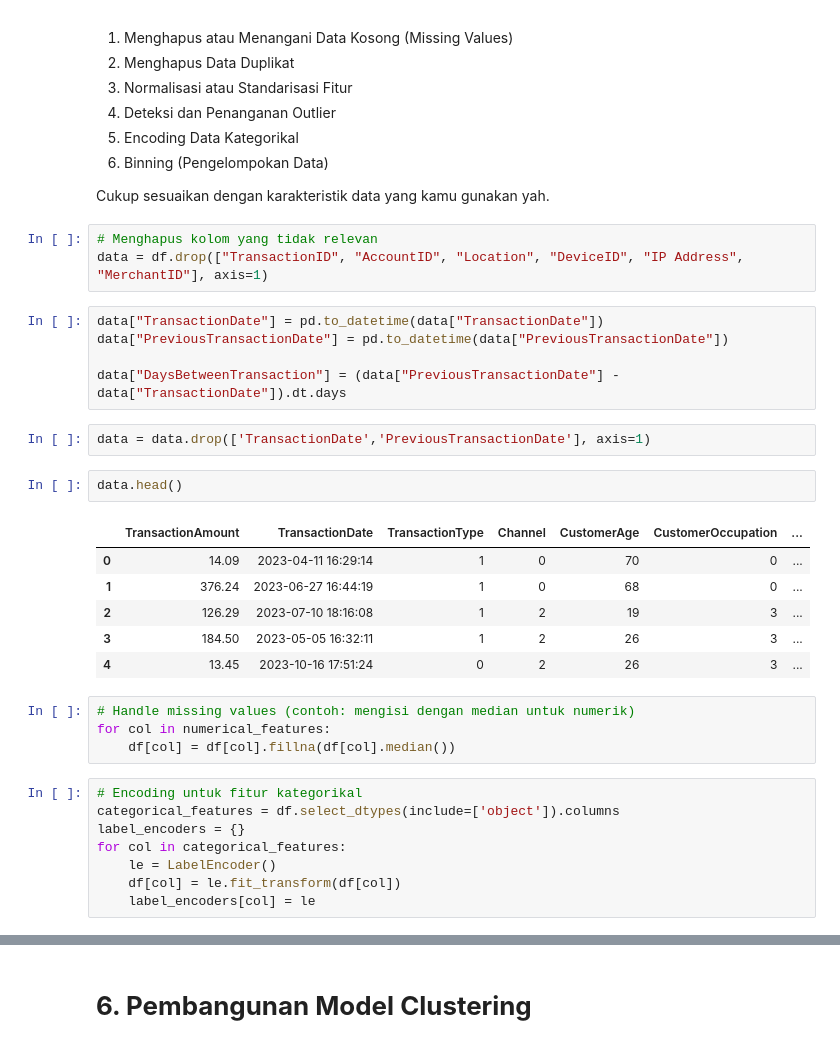
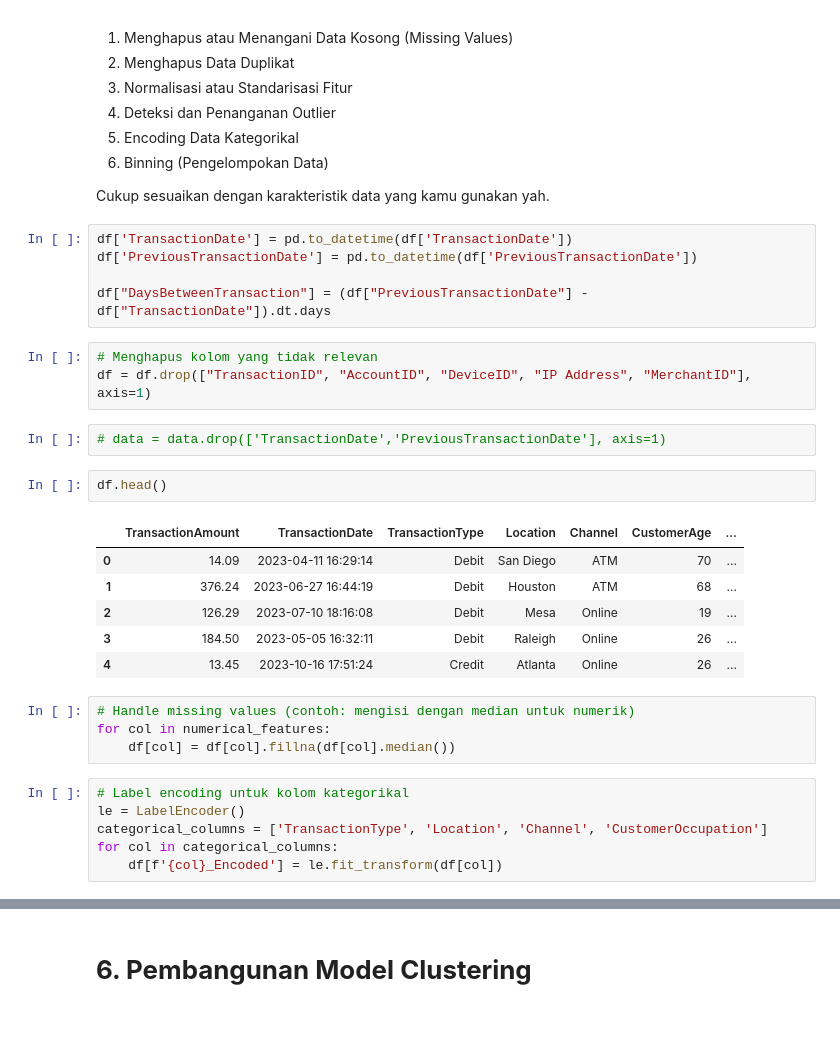
Before and after one commit to FendyDeveloper/Bank-Transaction-Dataset-for-Fraud-Detection, a Jupyter notebook: [Clustering]_Submission_Akhir_BMLP_Fendy Rahmat.ipynb, the cells around one changed output, grey strips where cells are left out. Saved outputs shown, nothing was run; the diff lists cells and outputs as text.

```diff
--- a/[Clustering]_Submission_Akhir_BMLP_Fendy Rahmat.ipynb
+++ b/[Clustering]_Submission_Akhir_BMLP_Fendy Rahmat.ipynb
@@ -221,35 +221,33 @@ Berikut adalah tahapan-tahapan yang bisa dilakukan, tetapi **tidak terbatas** pa
 6. Binning (Pengelompokan Data)
 
 Cukup sesuaikan dengan karakteristik data yang kamu gunakan yah.
+# %%
+df['TransactionDate'] = pd.to_datetime(df['TransactionDate'])
+df['PreviousTransactionDate'] = pd.to_datetime(df['PreviousTransactionDate'])
+
+df["DaysBetweenTransaction"] = (df["PreviousTransactionDate"] - df["TransactionDate"]).dt.days
 # %%
 # Menghapus kolom yang tidak relevan
-data = df.drop(["TransactionID", "AccountID", "Location", "DeviceID", "IP Address", "MerchantID"], axis=1)
+df = df.drop(["TransactionID", "AccountID", "DeviceID", "IP Address", "MerchantID"], axis=1)
-# %%
-data["TransactionDate"] = pd.to_datetime(data["TransactionDate"])
-data["PreviousTransactionDate"] = pd.to_datetime(data["PreviousTransactionDate"])
-
-data["DaysBetweenTransaction"] = (data["PreviousTransactionDate"] - data["TransactionDate"]).dt.days
 # %%
-data = data.drop(['TransactionDate','PreviousTransactionDate'], axis=1)
+# data = data.drop(['TransactionDate','PreviousTransactionDate'], axis=1)
 # %%
-data.head()
+df.head()
 # %% [output]
-|  | TransactionAmount | TransactionDate | TransactionType | Channel | CustomerAge | CustomerOccupation | ... |
-| 0 | 14.09 | 2023-04-11 16:29:14 | 1 | 0 | 70 | 0 | ... |
-| 1 | 376.24 | 2023-06-27 16:44:19 | 1 | 0 | 68 | 0 | ... |
-| 2 | 126.29 | 2023-07-10 18:16:08 | 1 | 2 | 19 | 3 | ... |
-| 3 | 184.50 | 2023-05-05 16:32:11 | 1 | 2 | 26 | 3 | ... |
-| 4 | 13.45 | 2023-10-16 17:51:24 | 0 | 2 | 26 | 3 | ... |
+|  | TransactionAmount | TransactionDate | TransactionType | Location | Channel | CustomerAge | ... |
+| 0 | 14.09 | 2023-04-11 16:29:14 | Debit | San Diego | ATM | 70 | ... |
+| 1 | 376.24 | 2023-06-27 16:44:19 | Debit | Houston | ATM | 68 | ... |
+| 2 | 126.29 | 2023-07-10 18:16:08 | Debit | Mesa | Online | 19 | ... |
+| 3 | 184.50 | 2023-05-05 16:32:11 | Debit | Raleigh | Online | 26 | ... |
+| 4 | 13.45 | 2023-10-16 17:51:24 | Credit | Atlanta | Online | 26 | ... |
 # %%
 # Handle missing values (contoh: mengisi dengan median untuk numerik)
 for col in numerical_features:
     df[col] = df[col].fillna(df[col].median())
 # %%
-# Encoding untuk fitur kategorikal
-categorical_features = df.select_dtypes(include=['object']).columns
-label_encoders = {}
-for col in categorical_features:
-    le = LabelEncoder()
-    df[col] = le.fit_transform(df[col])
-    label_encoders[col] = le
+# Label encoding untuk kolom kategorikal
+le = LabelEncoder()
+categorical_columns = ['TransactionType', 'Location', 'Channel', 'CustomerOccupation']
+for col in categorical_columns:
+    df[f'{col}_Encoded'] = le.fit_transform(df[col])
 # %%
```
Also changed, not shown: parts of 12 cells of this notebook.
